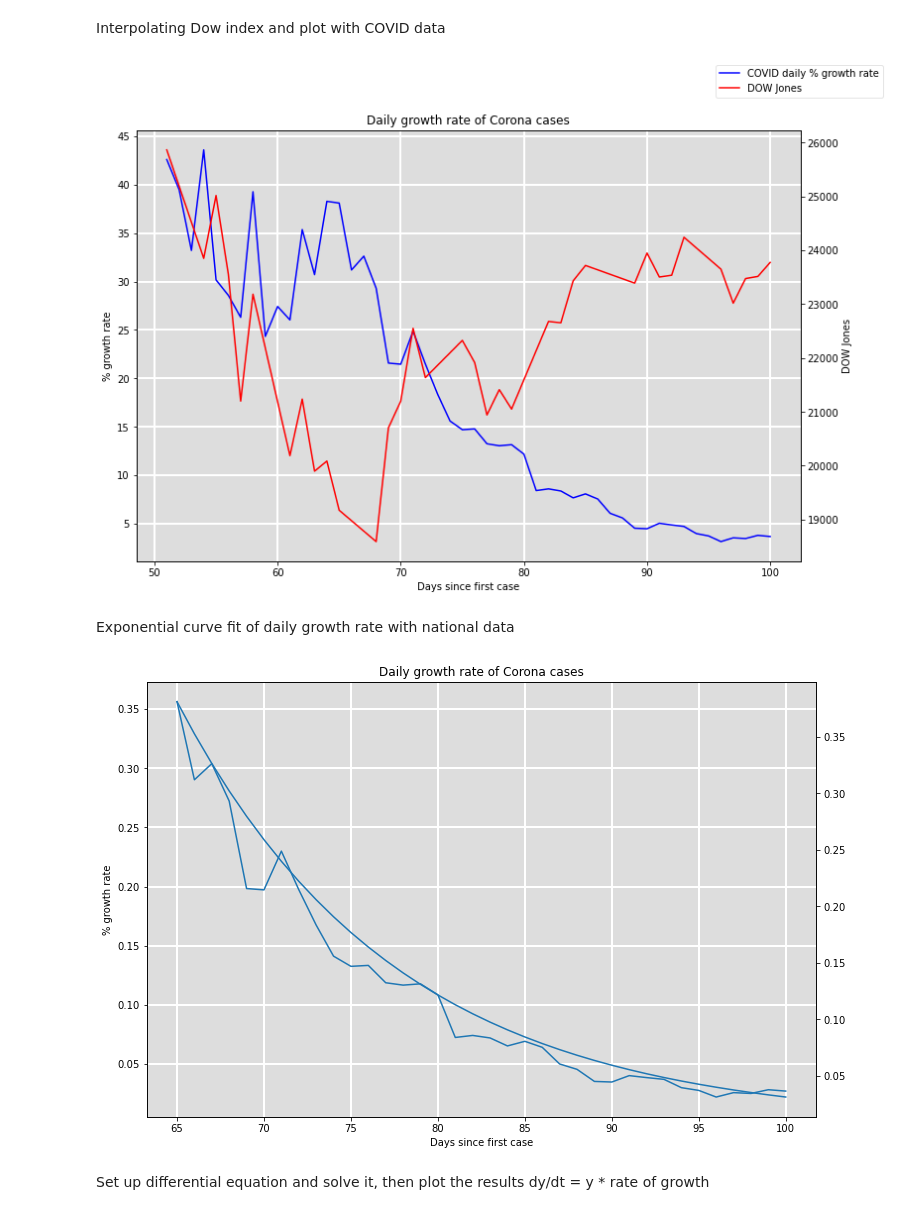
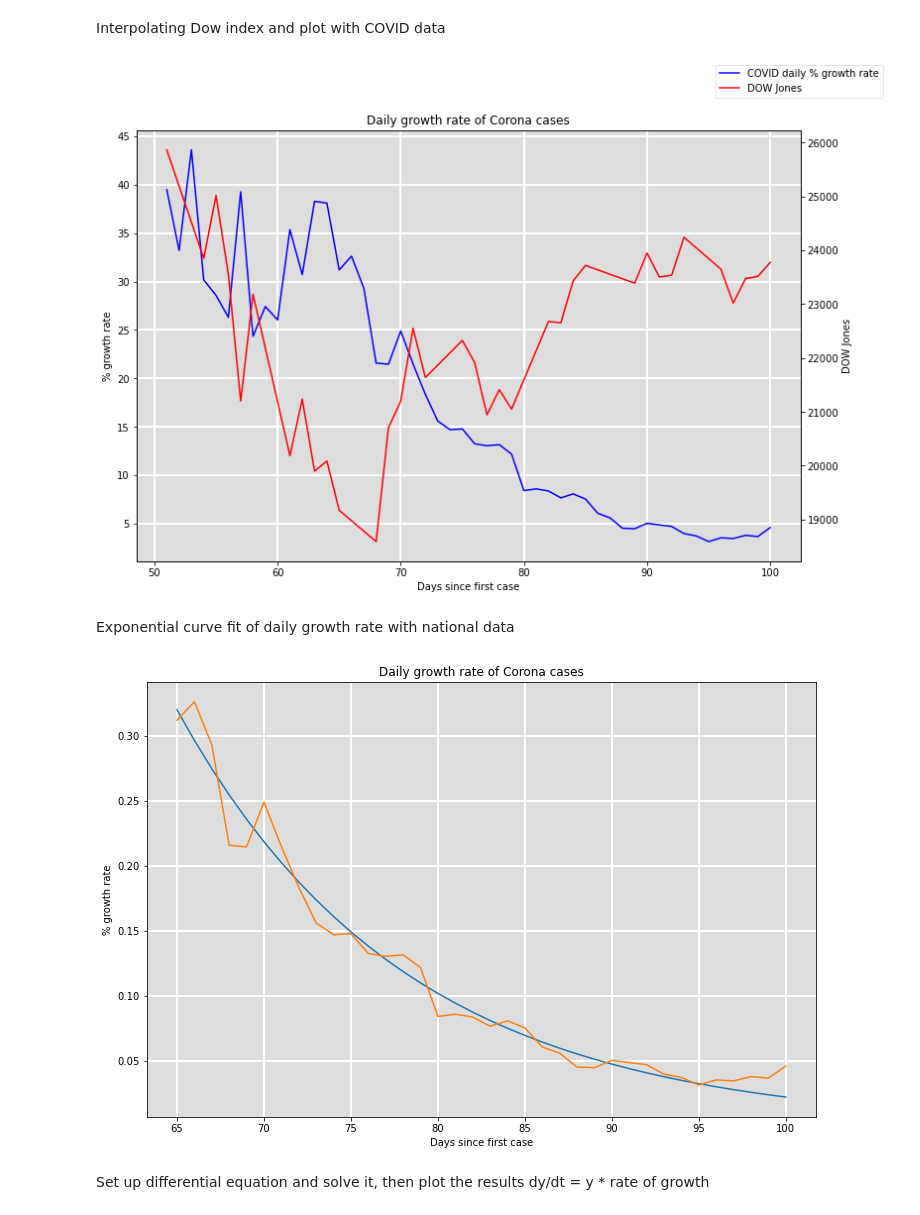
Before and after one commit to lamwilton/COVID-19, a Jupyter notebook: GrowthRate.ipynb, the cells around one changed output. Cells and saved outputs as stored; diff of their text form; code cells hidden in the pictures.

```diff
--- a/GrowthRate.ipynb
+++ b/GrowthRate.ipynb
@@ -31,10 +31,11 @@ from scipy import interpolate
 # Sum all states
 covidDf = covidDf
 sumDf = ps.sqldf("SELECT day, SUM(positive) as cases FROM covidDf GROUP BY dateChecked")
-# Compute daily increases in cases
+# Compute daily increases in cases and rate of increase
 sumDf['dxdt'] = sumDf['cases'].diff()
-# Compute "daily interest rate" percentage change
 sumDf['rate'] = sumDf['cases'].pct_change().fillna(0)
+# Shift rate column up by 1
+sumDf.rate = sumDf.rate.shift(-1)
 
 # Remove DOW data before Covid19 appeared
 sumDf = sumDf[sumDf.day > 50]
@@ -62,7 +63,7 @@ legend.get_frame().set_alpha(0.5)
 plt.savefig('DOW.png', transperent=True)
 plt.show()
 # %% [output]
-[figure, old version]
+[figure, new version]
 # %% [markdown]
 Exponential curve fit of daily growth rate with national data
 # %%
@@ -73,39 +74,40 @@ from scipy.optimize import curve_fit
 """
 Exponential fit
 """
+# noinspection PyShadowingNames
 def expo_fit(data):
     # Define exponential decay function
     # f(x) must be zero when x goes to infinity
 
     f = lambda x, a, c: a * np.exp(-c * (x - day_start))
 
     # Input data and fit
     xdata = np.array(data.day)
     ydata = np.array(data.rate)
     p0 = [0.1, 0.01]
     popt, pcov = curve_fit(f, xdata, ydata, p0=p0, maxfev=1000000)
 
     # Format regression plot
     fig2 = plt.figure(facecolor='w', figsize=(12, 8))
     ax = fig2.add_subplot(111, axisbelow=True)
     ax.set_facecolor('#dddddd')
     ax.grid(b=True, which='major', c='w', lw=2, ls='-')
     ax.set_title("Daily growth rate of Corona cases")
     ax.set_xlabel("Days since first case")
     ax.set_ylabel("% growth rate")
 
     # Plot regression
     y_pred = f(xdata, *popt)
     ax.plot(xdata, y_pred)
-    ax2 = ax.twinx()
-    ax2.plot(xdata, ydata)
+    ax.plot(xdata, ydata)
     plt.show()
     return popt
 
 day_start = 65
-popt = expo_fit(sumDf[sumDf.day >= day_start])
+# Fit between day_start and remove last day
+popt = expo_fit(sumDf[(day_start <= sumDf.day) & (sumDf.day < sumDf.day.max())])
 # %% [output]
-[figure, old version]
+[figure, new version]
 # %% [markdown]
 Set up differential equation and solve it, then plot the results
 dy/dt = y * rate of growth
```
Also changed, not shown: parts of 1 cell of this notebook, 1 other file.
